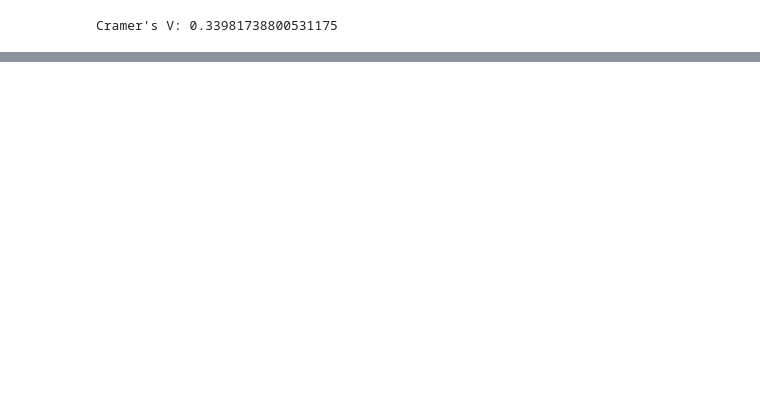
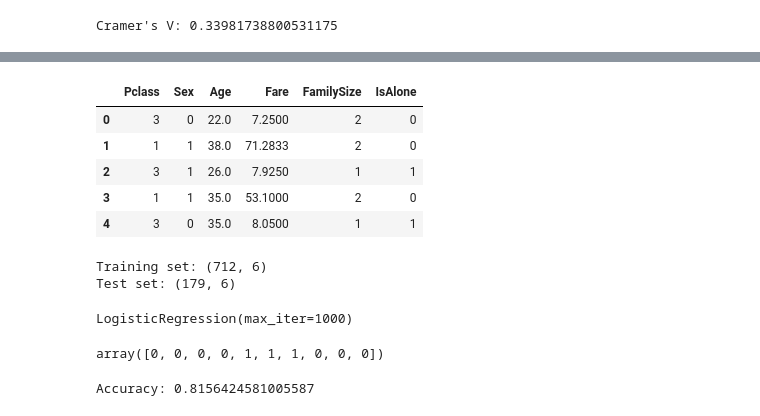
Before and after one commit to sehreen-jeelani/titanic-survival-analysis, a Jupyter notebook: notebooks/titanic_analysis.ipynb, the cells around one changed output, grey strips where cells are left out. Drawn from its saved outputs; the diff is of its cells as text; code cells hidden in the pictures; blank space fills up the shorter version.

```diff
--- a/notebooks/titanic_analysis.ipynb
+++ b/notebooks/titanic_analysis.ipynb
@@ -1533,0 +1547,8 @@ Cramer's V: 0.33981738800531175
+# %%
+X = df_clean[
+    ["Pclass", "Sex", "Age", "Fare", "FamilySize", "IsAlone"]
+].copy()
+
+y = df_clean["Survived"]
+
+X.head(), y.head()
@@ -1533,0 +1568,42 @@ Cramer's V: 0.33981738800531175
+# %%
+X["Sex"] = X["Sex"].map({"male": 0, "female": 1})
+
+X.head()
+# %% [output]
+|  | Pclass | Sex | Age | Fare | FamilySize | IsAlone |
+| 0 | 3 | 0 | 22.0 | 7.2500 | 2 | 0 |
+| 1 | 1 | 1 | 38.0 | 71.2833 | 2 | 0 |
+| 2 | 3 | 1 | 26.0 | 7.9250 | 1 | 1 |
+| 3 | 1 | 1 | 35.0 | 53.1000 | 2 | 0 |
+| 4 | 3 | 0 | 35.0 | 8.0500 | 1 | 1 |
+# %%
+X_train, X_test, y_train, y_test = train_test_split(
+    X,
+    y,
+    test_size=0.2,
+    random_state=42,
+    stratify=y
+)
+
+print("Training set:", X_train.shape)
+print("Test set:", X_test.shape)
+# %% [output]
+Training set: (712, 6)
+Test set: (179, 6)
+# %%
+model = LogisticRegression(max_iter=1000)
+
+model.fit(X_train, y_train)
+# %% [output]
+LogisticRegression(max_iter=1000)
+# %%
+y_pred = model.predict(X_test)
+
+y_pred[:10]
+# %% [output]
+array([0, 0, 0, 0, 1, 1, 1, 0, 0, 0])
+# %%
+accuracy = accuracy_score(y_test, y_pred)
+print("Accuracy:", accuracy)
+# %% [output]
+Accuracy: 0.8156424581005587
```
Also changed, not shown: parts of 13 cells of this notebook, 2 other files.
